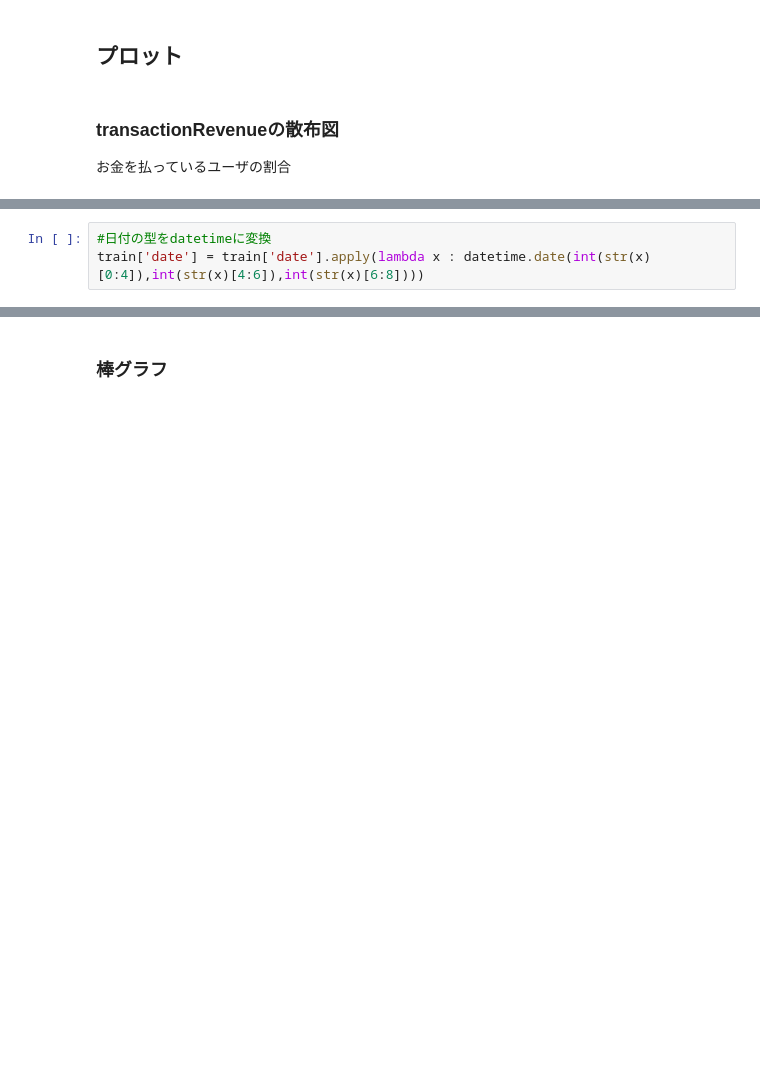
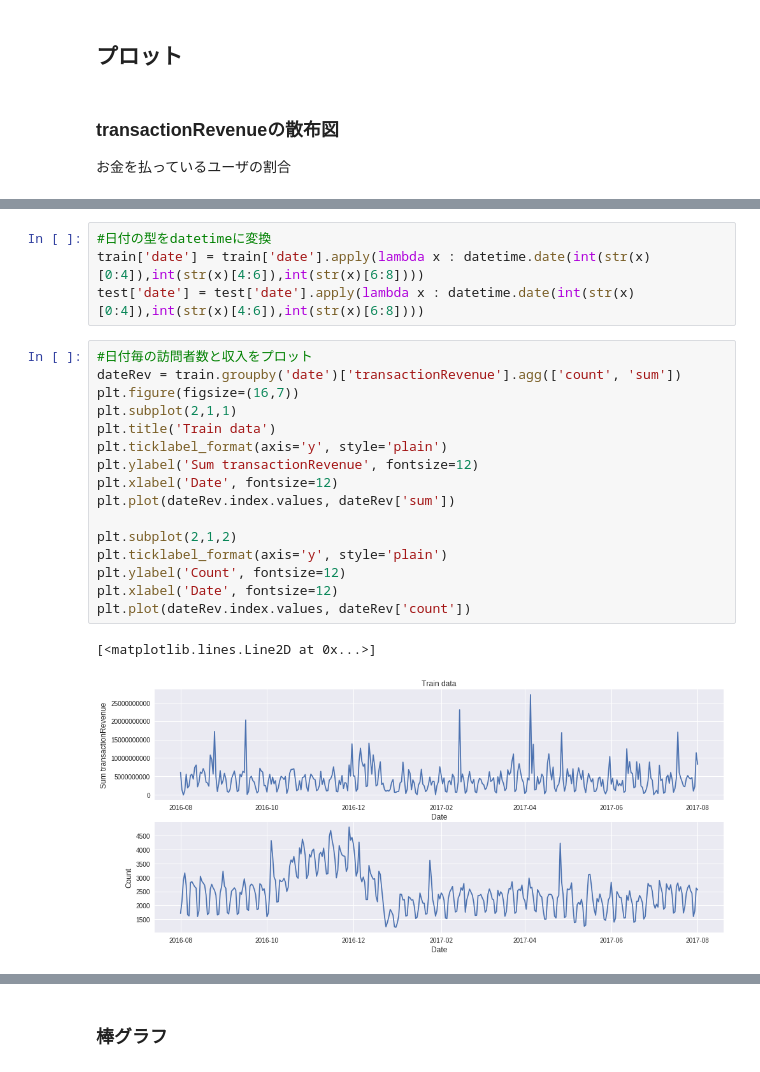
Before and after one commit to taiki323/kaggle_training, a Jupyter notebook: Google_Analytics_Customer_Revenue_Prediction.ipynb, the cells around one changed output, grey strips where cells are left out. Cells and saved outputs as stored; diff of their text form; blank space fills up the shorter version.

```diff
--- a/Google_Analytics_Customer_Revenue_Prediction.ipynb
+++ b/Google_Analytics_Customer_Revenue_Prediction.ipynb
@@ -259,3 +263,23 @@ print("お金を払っているユーザの割合は全体の" ,100 * ((gdf['tra
 # %%
 #日付の型をdatetimeに変換
 train['date'] = train['date'].apply(lambda x : datetime.date(int(str(x)[0:4]),int(str(x)[4:6]),int(str(x)[6:8])))
+test['date'] = test['date'].apply(lambda x : datetime.date(int(str(x)[0:4]),int(str(x)[4:6]),int(str(x)[6:8])))
+# %%
+#日付毎の訪問者数と収入をプロット
+dateRev = train.groupby('date')['transactionRevenue'].agg(['count', 'sum'])
+plt.figure(figsize=(16,7))
+plt.subplot(2,1,1)
+plt.title('Train data')
+plt.ticklabel_format(axis='y', style='plain')
+plt.ylabel('Sum transactionRevenue', fontsize=12)
+plt.xlabel('Date', fontsize=12)
+plt.plot(dateRev.index.values, dateRev['sum'])
+
+plt.subplot(2,1,2)
+plt.ticklabel_format(axis='y', style='plain')
+plt.ylabel('Count', fontsize=12)
+plt.xlabel('Date', fontsize=12)
+plt.plot(dateRev.index.values, dateRev['count'])
+# %% [output]
+[<matplotlib.lines.Line2D at 0x...>]
+[figure, added]
```
Also changed, not shown: parts of 52 cells of this notebook.
